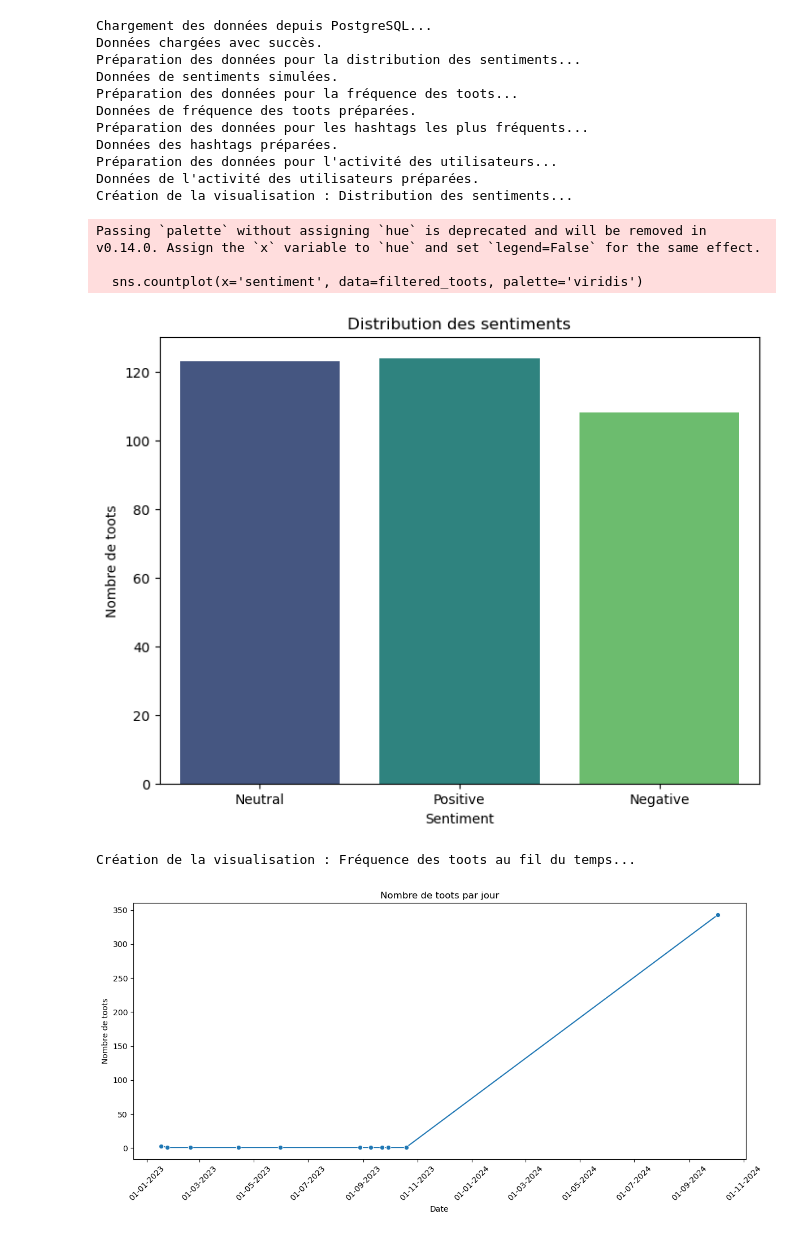
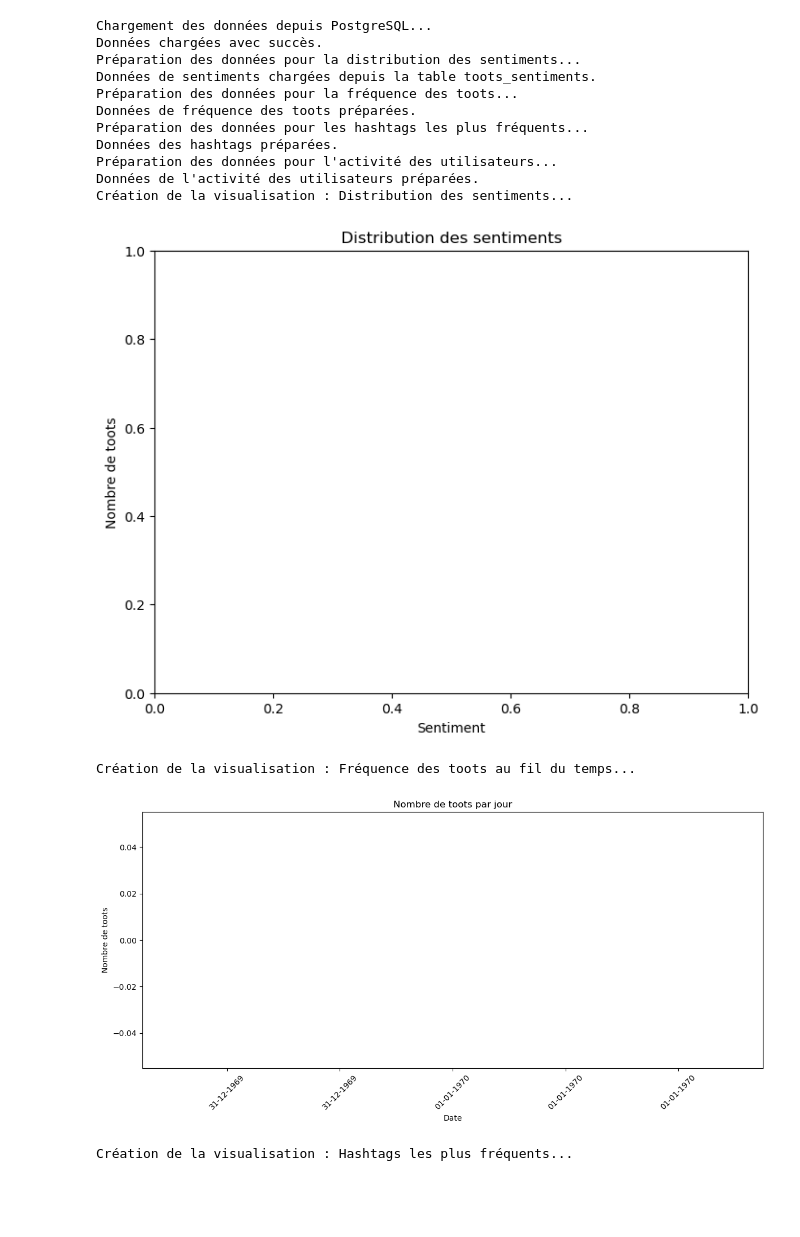
Before and after one commit to marceljordan0/5SPAR_Projet, a Jupyter notebook: partie5.ipynb, the cells around one changed output. Drawn from its saved outputs; the diff is of its cells as text; code cells hidden in the pictures; blank space fills up the shorter version.

```diff
--- a/partie5.ipynb
+++ b/partie5.ipynb
@@ -27,6 +27,8 @@ filtered_toots = pd.read_sql("SELECT * FROM filtered_toots", engine)
 user_avg_length = pd.read_sql("SELECT * FROM user_avg_length", engine)
 hashtag_avg_length = pd.read_sql("SELECT * FROM hashtag_avg_length", engine)
 toots_time_window = pd.read_sql("SELECT * FROM toots_time_window_aggregates", engine)
+toots_sentiments = pd.read_sql("SELECT * FROM toots_sentiments", engine)
+
 print("Données chargées avec succès.")
 
 
@@ -34,8 +36,8 @@ print("Données chargées avec succès.")
 print("Préparation des données pour la distribution des sentiments...")
 np.random.seed(42)  # Pour la reproductibilité
 sentiments = ['Positive', 'Negative', 'Neutral']
-filtered_toots['sentiment'] = np.random.choice(sentiments, size=len(filtered_toots))
-print("Données de sentiments simulées.")
+filtered_toots = filtered_toots.merge(toots_sentiments[['toot_id', 'sentiment']], on='toot_id', how='left')
+print("Données de sentiments chargées depuis la table toots_sentiments.")
 
 # Prépare les données pour la fréquence des toots
 print("Préparation des données pour la fréquence des toots...")
@@ -91,37 +93,35 @@ sns.barplot(x='count', y='hashtag', data=top_hashtags, palette='coolwarm')
 plt.title('Top 10 des hashtags les plus fréquents')
 plt.xlabel('Nombre de mentions')
 plt.ylabel('Hashtag')
 plt.show()
 
 print("Création de la visualisation : Activité des utilisateurs...")
 filtered_toots['hour'] = filtered_toots['timestamp'].dt.hour
 user_activity_time = filtered_toots.groupby(['user_id', 'hour']).size().reset_index(name='toot_count')
 active_users = user_activity[user_activity['toot_count'] > 5]['user_id']
 filtered_activity = user_activity_time[user_activity_time['user_id'].isin(active_users)]
 activity_pivot_active = filtered_activity.pivot(index='user_id', columns='hour', values='toot_count').fillna(0)
 plt.figure(figsize=(12, 8))
 sns.heatmap(activity_pivot_active, cmap='YlOrRd')
 plt.title('Activité des utilisateurs actifs (toots par heure)')
 plt.xlabel('Heure')
 plt.ylabel('ID de l\'utilisateur')
 plt.show()
 
 print("Visualisations créées avec succès.")
 # %% [output]
 Chargement des données depuis PostgreSQL...
 Données chargées avec succès.
 Préparation des données pour la distribution des sentiments...
-Données de sentiments simulées.
+Données de sentiments chargées depuis la table toots_sentiments.
 Préparation des données pour la fréquence des toots...
 Données de fréquence des toots préparées.
 Préparation des données pour les hashtags les plus fréquents...
 Données des hashtags préparées.
 Préparation des données pour l'activité des utilisateurs...
 Données de l'activité des utilisateurs préparées.
 Création de la visualisation : Distribution des sentiments...
+[figure, new version]
-Passing `palette` without assigning `hue` is deprecated and will be removed in v0.14.0. Assign the `x` variable to `hue` and set `legend=False` for the same effect.
-
-  sns.countplot(x='sentiment', data=filtered_toots, palette='viridis')
+Création de la visualisation : Fréquence des toots au fil du temps...
-[figure, old version]
+[figure, new version]
-Création de la visualisation : Fréquence des toots au fil du temps...
+Création de la visualisation : Hashtags les plus fréquents...
-[figure, old version]
```
Also changed, not shown: parts of 1 cell of this notebook, 4 other files.
